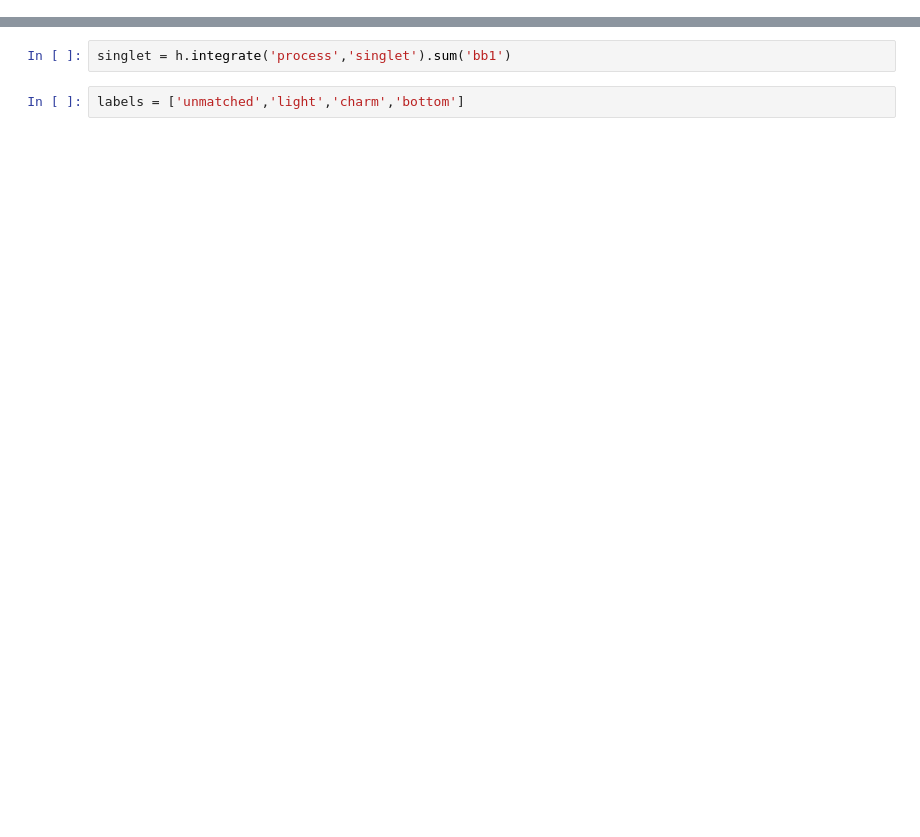
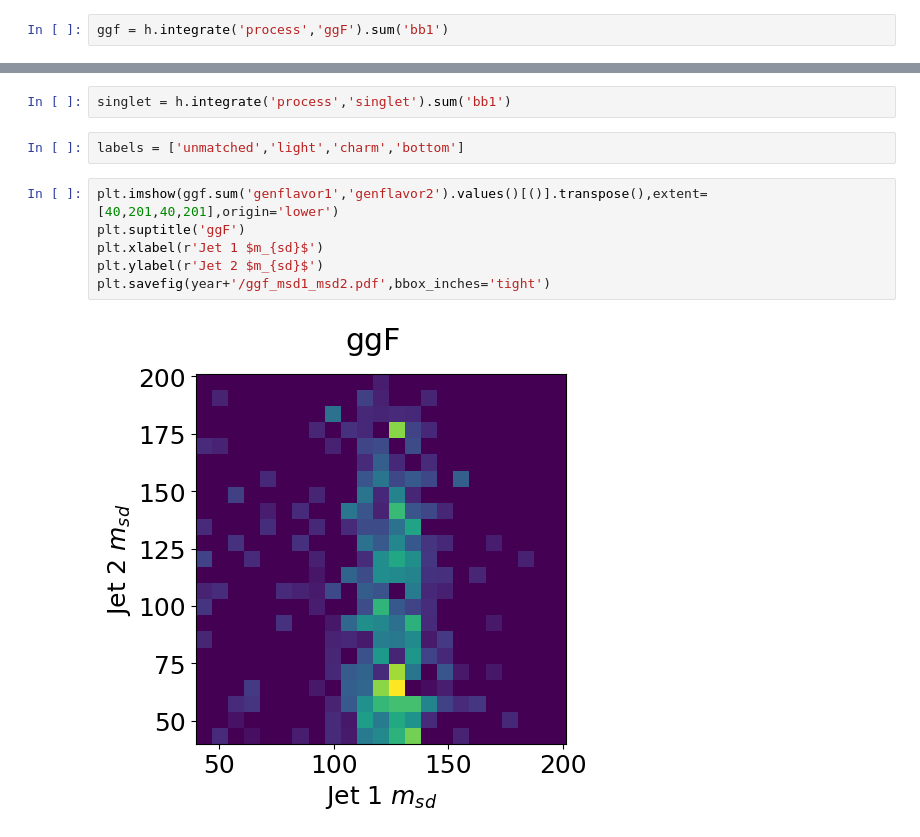
Before and after one commit to Duchstf/VHbb, a Jupyter notebook: notebooks/flavor/flavor-plots.ipynb, the cells around one changed output, grey strips where cells are left out. Cells and saved outputs as stored; diff of their text form; blank space fills up the shorter version.

```diff
--- a/notebooks/flavor/flavor-plots.ipynb
+++ b/notebooks/flavor/flavor-plots.ipynb
@@ -48,0 +39,2 @@ h.identifiers('process')
+# %%
+ggf = h.integrate('process','ggF').sum('bb1')
@@ -58,3 +54,11 @@ tt = h.integrate('process','ttbar').sum('bb1')
 singlet = h.integrate('process','singlet').sum('bb1')
 # %%
 labels = ['unmatched','light','charm','bottom']
+# %%
+plt.imshow(ggf.sum('genflavor1','genflavor2').values()[()].transpose(),extent=[40,201,40,201],origin='lower')
+plt.suptitle('ggF')
+plt.xlabel(r'Jet 1 $m_{sd}$')
+plt.ylabel(r'Jet 2 $m_{sd}$')
+plt.savefig(year+'/ggf_msd1_msd2.pdf',bbox_inches='tight')
+# %% [output]
+[figure, added]
```
Also changed, not shown: parts of 32 cells of this notebook, 3 other files.
